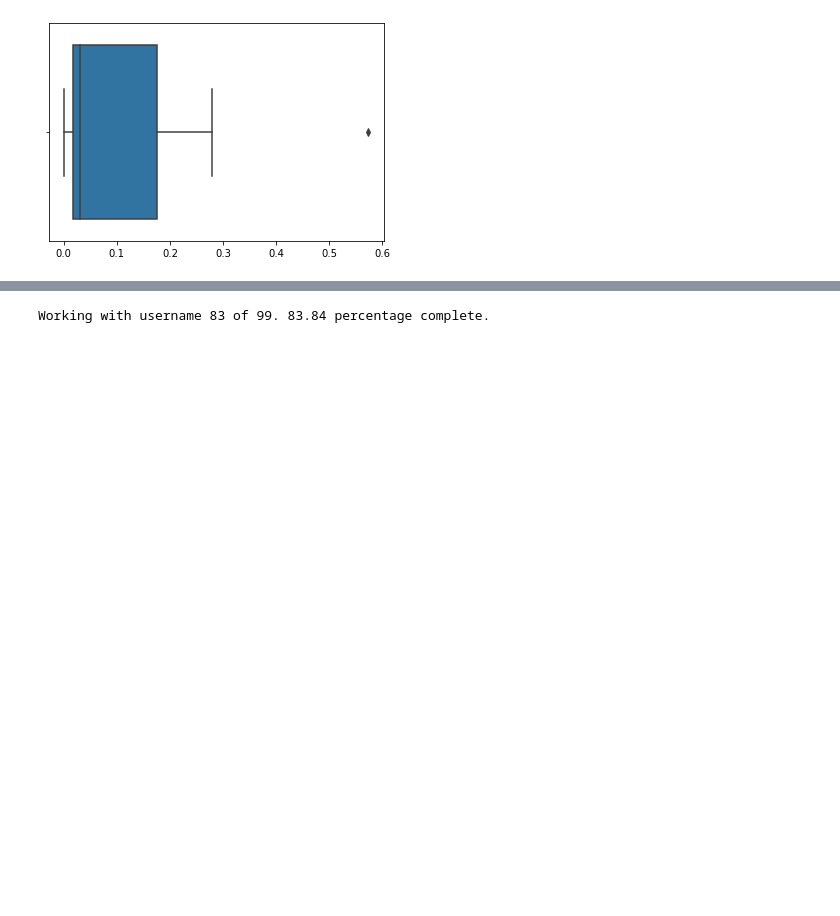
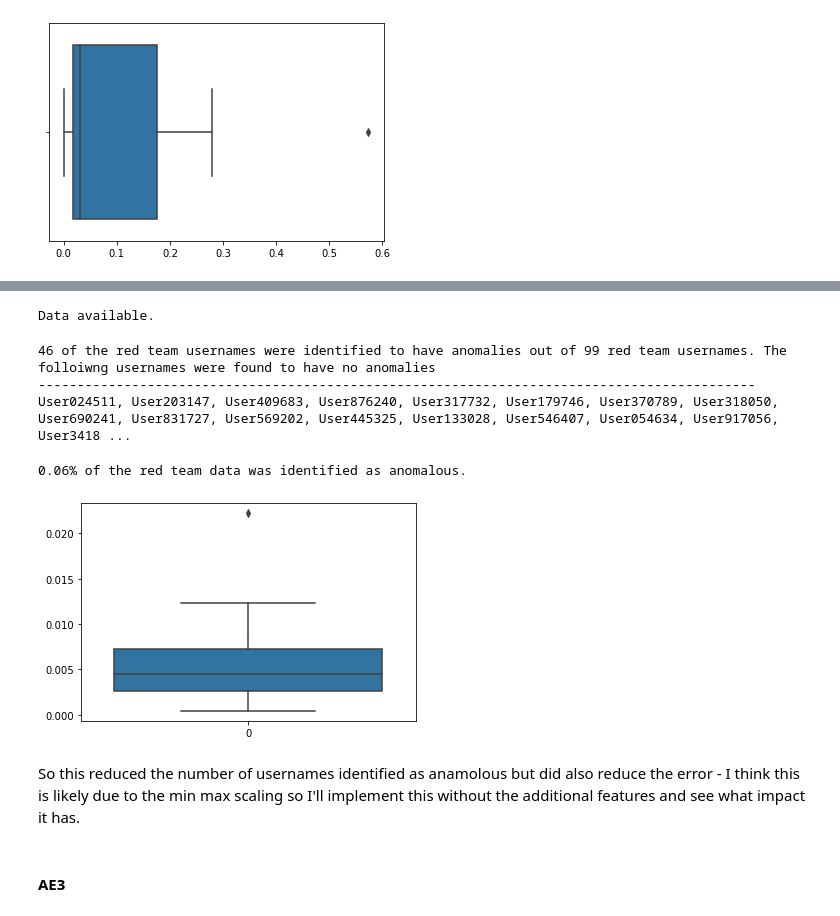
Before and after one commit to gabejg/Advanced-Cyber-Analytics-for-Attack-Detection, a Jupyter notebook: Anomaly Detection/Anomaly Detection.ipynb, the cells around one changed output, grey strips where cells are left out. Drawn from its saved outputs; the diff is of its cells as text; code cells hidden in the pictures; blank space fills up the shorter version.

Commit message:
Further Auto Encoder attempts
Feature expansion, scaling changes and analysis

```diff
--- a/Anomaly Detection/Anomaly Detection.ipynb
+++ b/Anomaly Detection/Anomaly Detection.ipynb
@@ -1068,7 +1072,7 @@ def ae_anomaly_finder_2(user,n,BATCH_SIZE=64, EPOCHS=1000):
 
     # create our scaling pipeline
     pipeline = Pipeline([('normalizer', Normalizer()),
-                    ('scaler', StandardScaler())])
+                    ('scaler', MinMaxScaler())])
     pipeline.fit(x_train_ae)
     x_train_ae = pipeline.transform(x_train_ae)
     x_test_ae = pipeline.transform(x_test_ae)
@@ -1170,7 +1174,7 @@ try:
 
     for un in rt_usernames:
         try:
-            anomaly_bool_2.append((len(anomalies_ae[anomalies_ae['UserName'] == un]),un))
+            anomaly_bool_2.append((len(anomalies_ae_2[anomalies_ae_2['UserName'] == un]),un))
         except KeyError:
             anomaly_bool_2.append((0,un))
     clear_output()
@@ -1204,7 +1208,7 @@ except:
     e_time = datetime.datetime.now()
     print(e_time-s_time)
 # %% [output]
-Working with username 83 of 99. 83.84 percentage complete.
+Data available.
 # %%
 non_anom_2 = []
 for i in range(len(anomaly_bool_2)):
@@ -1215,18 +1219,26 @@ print('{} of the red team usernames were identified to have anomalies out of {}
       format(len(np.where(np.array([i[0] for i in anomaly_bool_2]) > 0)[0]),len(anomaly_bool_2)))
 print('--------------------------------------------------------------------------------------------')
 print(', '.join(map(str,non_anom_2)))
+# %% [output]
+46 of the red team usernames were identified to have anomalies out of 99 red team usernames. The folloiwng usernames were found to have no anomalies
+--------------------------------------------------------------------------------------------
+User024511, User203147, User409683, User876240, User317732, User179746, User370789, User318050, User690241, User831727, User569202, User445325, User133028, User546407, User054634, User917056, User3418 ...
 # %%
 perc_2 = 100*len(anomalies_ae_2)/len(authentication_data[authentication_data['UserName'].isin(rt_usernames)])
 print('{:.2f}% of the red team data was identified as anomalous.'.format(perc_2))
+# %% [output]
+0.06% of the red team data was identified as anomalous.
 # %%
 final_loss_2 = []
 for i in range(len(val_loss_2)):
     final_loss_2.append(val_loss_2[i][0][len(val_loss_2[i][0])-1])
 
-scaler = MinMaxScaler()
-final_loss_2_scaled = scaler.fit_transform(final_loss_2)
-
 plt.figure()
-sns.boxplot(final_loss_2)
-sns.boxplot(final_loss_2_scaled)
+sns.boxplot(data = final_loss_2)
 plt.show()
+# %% [output]
+[figure, added]
+# %% [markdown]
+So this reduced the number of usernames identified as anamolous but did also reduce the error - I think this is likely due to the min max scaling so I'll implement this without the additional features and see what impact it has.
+# %% [markdown]
+#### AE3
```
Also changed, not shown: parts of 19 cells of this notebook, 4 other files.
